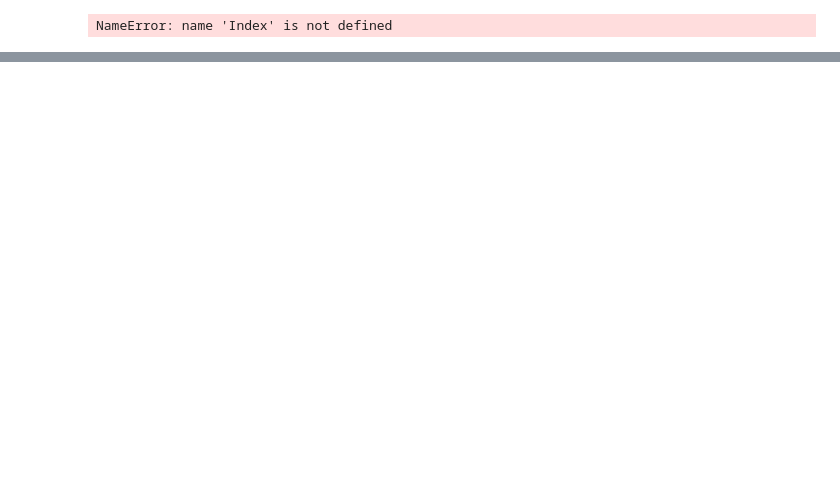
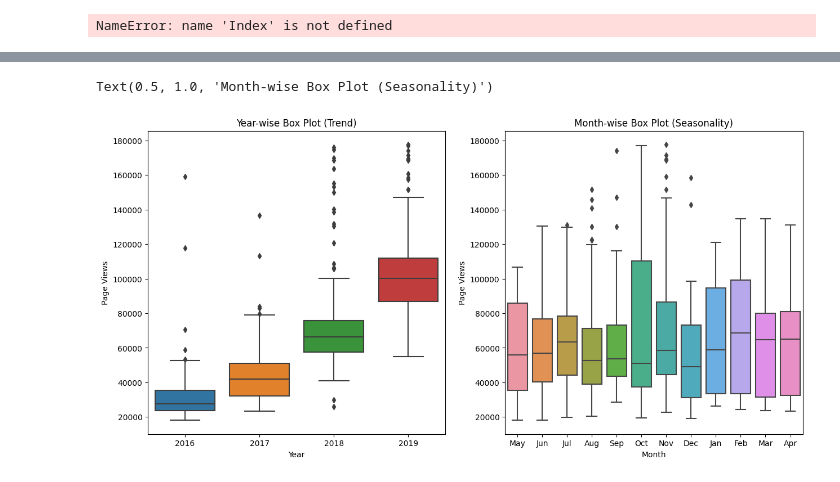
Before and after one commit to ForwardingAgent/Data_Analysis, a Jupyter notebook: 4.Page View Time Series Visualizer.ipynb, the cells around one changed output, grey strips where cells are left out. Cells and saved outputs as stored; diff of their text form; code cells hidden in the pictures; blank space fills up the shorter version.

```diff
--- a/4.Page View Time Series Visualizer.ipynb
+++ b/4.Page View Time Series Visualizer.ipynb
@@ -176,0 +153,23 @@ ValueError: shape mismatch: objects cannot be broadcast to a single shape.  Mism
+# %%
+# из задания готовый код
+df_box = df.copy()
+df_box.reset_index(inplace=True)
+df_box['year'] = [d.year for d in df_box.date]
+df_box['month'] = [d.strftime('%b') for d in df_box.date]
+mon_order = ['Jan', 'Feb', 'Mar', 'Apr', 'May', 'Jun', 'Jul', 'Aug', 'Sep', 'Oct', 'Nov', 'Dec']
+# %%
+fig, (ax1, ax2) = plt.subplots(nrows = 1, ncols = 2, figsize=(15, 7))
+
+ax1 = sns.boxplot(data = df_box, x = df_box['year'], y = df_box['value'], ax = ax1)
+ax2 = sns.boxplot(data = df_box, x = df_box['month'], y = df_box['value'], ax = ax2)
+
+ax1.set_ylabel('Page Views')
+ax1.set_xlabel('Year')
+ax1.set_title('Year-wise Box Plot (Trend)')
+
+ax2.set_ylabel('Page Views')
+ax2.set_xlabel('Month')
+ax2.set_title('Month-wise Box Plot (Seasonality)')
+# %% [output]
+Text(0.5, 1.0, 'Month-wise Box Plot (Seasonality)')
+[figure, added]
```
Also changed, not shown: parts of 17 cells of this notebook.
